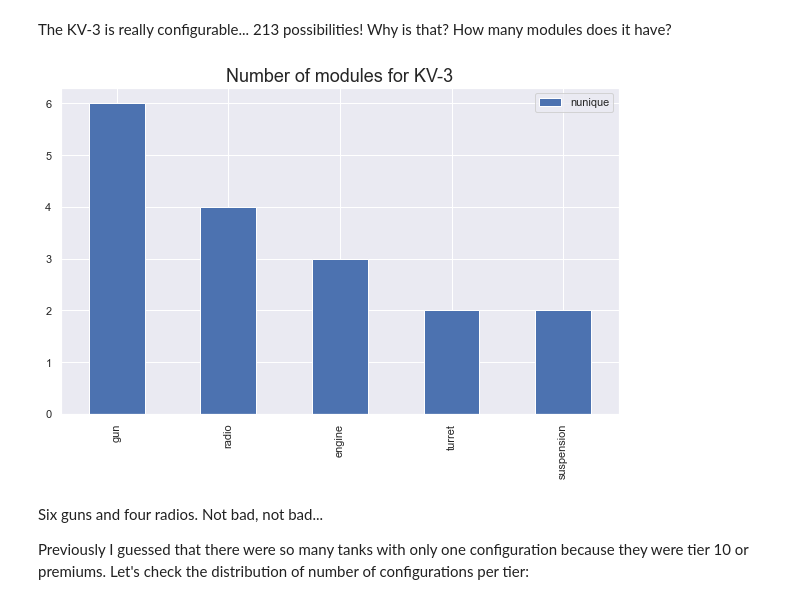
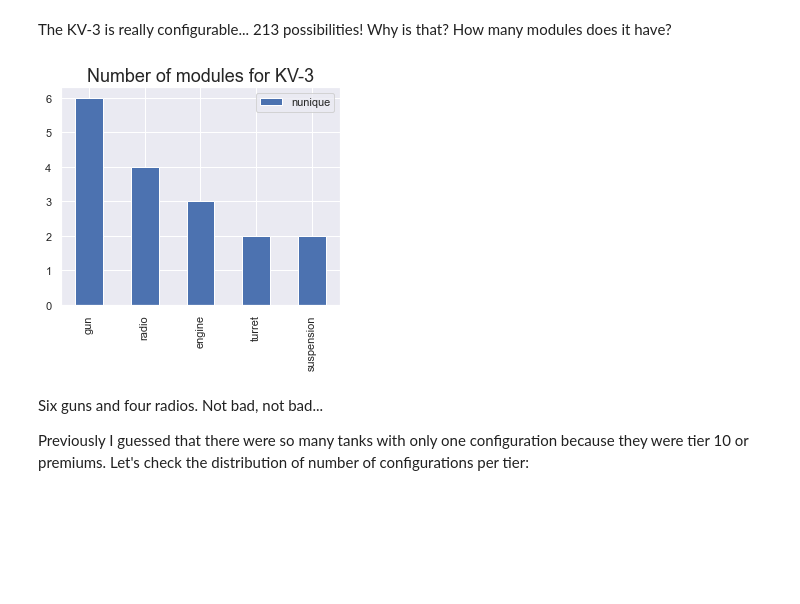
Before and after one commit to GuilleHoardings/wot_tank_data, a Jupyter notebook: 1 General analysis.ipynb, the cells around one changed output. Drawn from its saved outputs; the diff is of its cells as text; code cells hidden in the pictures; blank space fills up the shorter version.

Commit message:
Hide cells, fix typos, rename "type" to "class"

```diff
--- a/1 General analysis.ipynb
+++ b/1 General analysis.ipynb
@@ -27,13 +48,14 @@ sns.set(rc={
 
 df = pd.read_csv("wot_data.csv", sep=";")
 
-# Clean up so that tanks are ordered by nation, tier and type
-types = ["heavy", "medium", "light", "destroyer", "arty"]
+# Clean up so that tanks are ordered by nation, class and type
+classes = ["heavy", "medium", "light", "destroyer", "arty"]
 df = df.replace(
     ["heavyTank", "mediumTank", "lightTank", "AT-SPG", "SPG"],
-    types
+    classes
 )
-df.type = pd.Categorical(df["type"], types, ordered=True)
+df["class"] = pd.Categorical(df["type"], classes, ordered=True)
+df.drop("type", inplace=True, axis=1)
 
 nations = ["Germany", "USSR", "USA", "France", "UK", "China", "Japan", "Czech", "Poland", "Sweden", "Italy" ]
 df = df.replace(
@@ -42,9 +64,8 @@ df = df.replace(
 )
 df.nation = pd.Categorical(df["nation"], nations, ordered=True)
 
-df.sort_values(["nation", "tier", "type"], ascending=True)
+df.sort_values(["nation", "tier", "class"], ascending=True)
 
 num_confs = len(df)
 num_tanks = len(df.name.unique())
 avg_confs_per_tank = num_confs/num_tanks
-print(f'Number of configurations: {num_confs}.\nNumber of tanks: {num_tanks}.\nAverage number of configurations per tank: {avg_confs_per_tank}')
@@ -98,9 +107,9 @@ The KV-3 is really configurable... 213 possibilities! Why is that? How many modu
 # %%
 _ = (df[df.name=="KV-3"][["gun", "engine", "radio", "turret", "suspension"]]
         .agg(['nunique']).T.sort_values(by="nunique", ascending=False)
-        .plot(kind="bar", title="Number of modules for KV-3", figsize=(10,6)))
+        .plot(kind="bar", title="Number of modules for KV-3", figsize=(5,4)))
 # %% [output]
-[figure, old version]
+[figure, new version]
 # %% [markdown]
 Six guns and four radios. Not bad, not bad...
 
```
Also changed, not shown: parts of 14 cells of this notebook, 1 other file.
